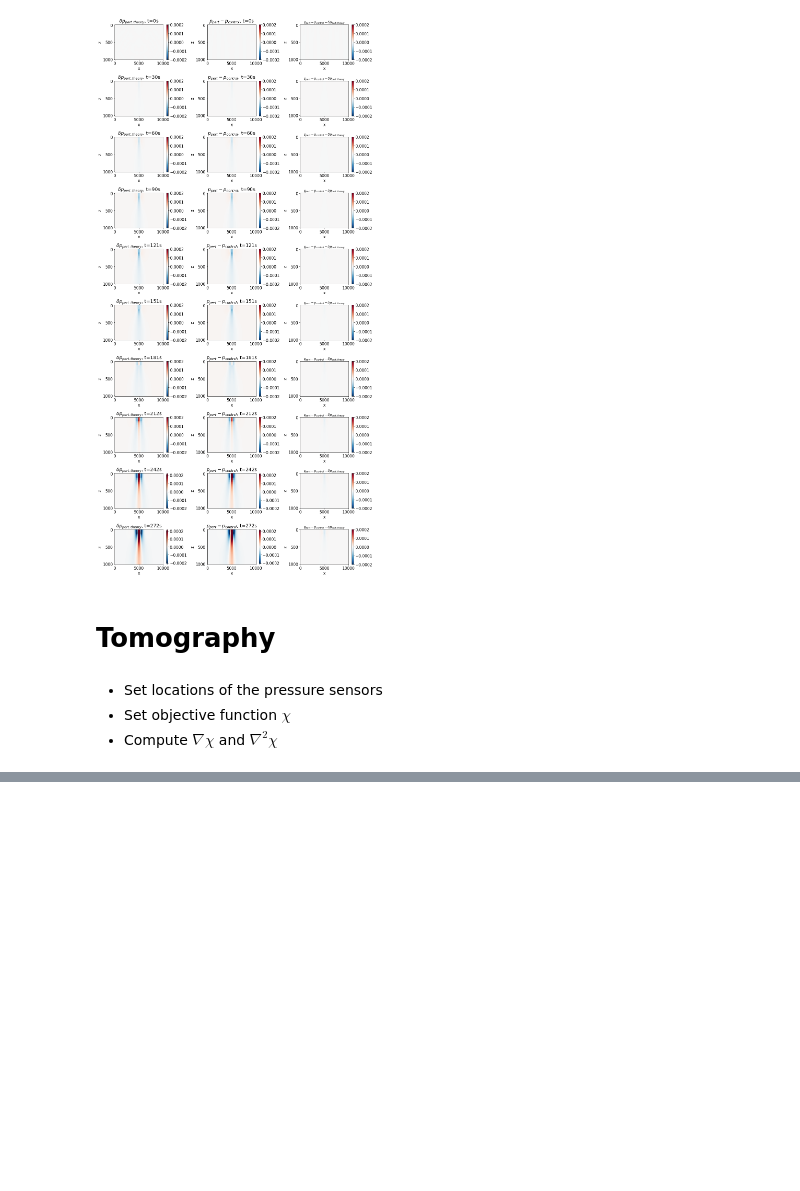
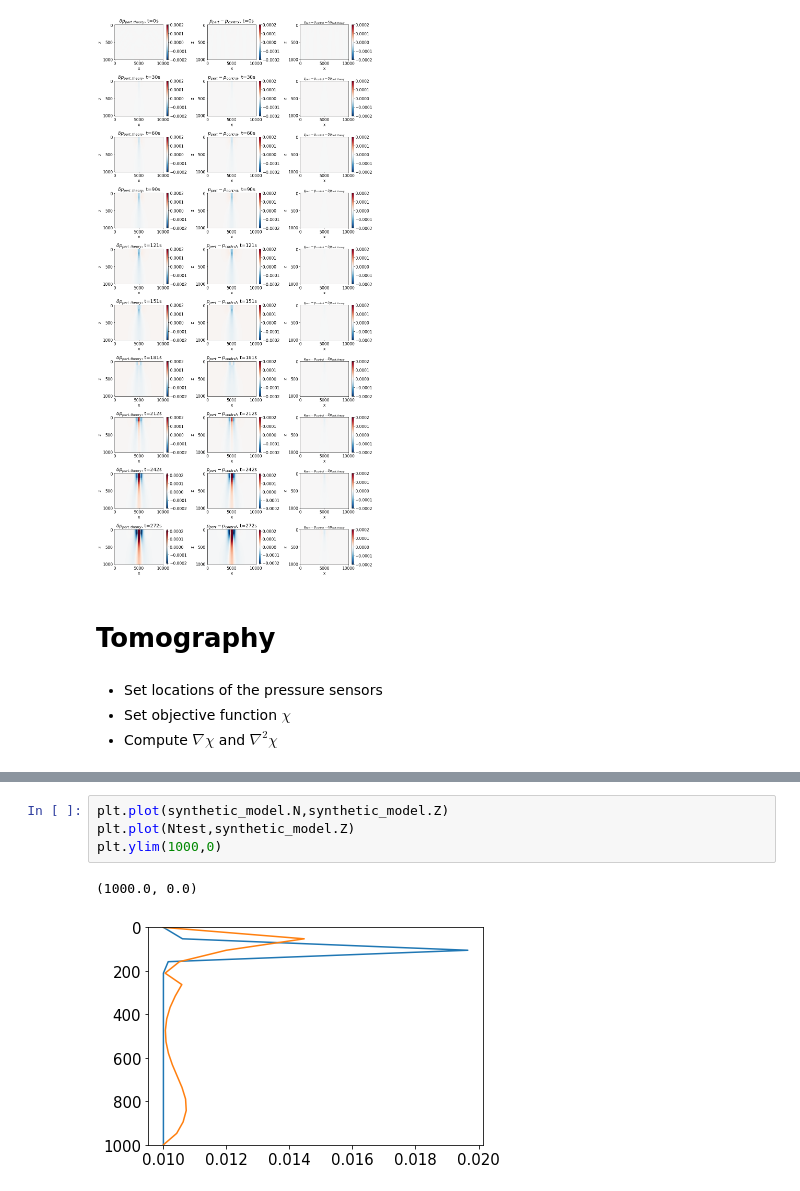
Before and after one commit to qnicolas/IWTomography, a Jupyter notebook: tomo2D.ipynb, the cells around one changed output, grey strips where cells are left out. Saved outputs shown, nothing was run; the diff lists cells and outputs as text; blank space fills up the shorter version.

```diff
--- a/tomo2D.ipynb
+++ b/tomo2D.ipynb
@@ -470,0 +542,7 @@ def grad_objective_function(model,initial_model,pressure_measurements):
+# %%
+plt.plot(synthetic_model.N,synthetic_model.Z)
+plt.plot(Ntest,synthetic_model.Z)
+plt.ylim(1000,0)
+# %% [output]
+(1000.0, 0.0)
+[figure, added]
```
Also changed, not shown: parts of 12 cells of this notebook.
